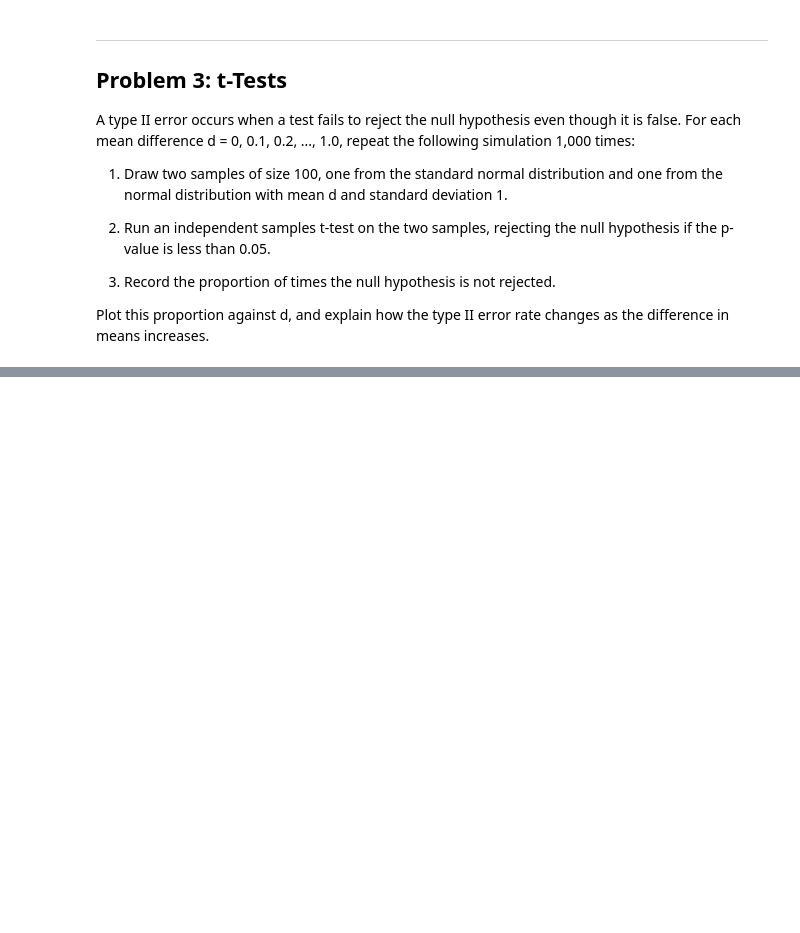
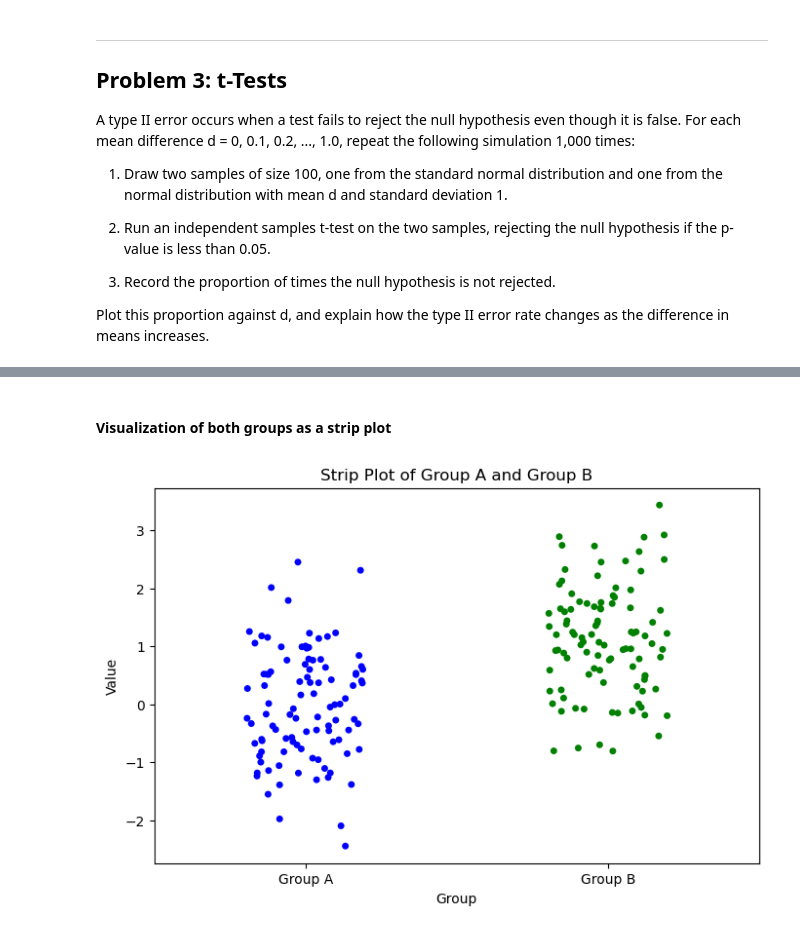
Before and after one commit to ermelinda-q/applied-statistics, a Jupyter notebook: problems.ipynb, the cells around one changed output, grey strips where cells are left out. Drawn from its saved outputs; the diff is of its cells as text; code cells hidden in the pictures; blank space fills up the shorter version.

```diff
--- a/problems.ipynb
+++ b/problems.ipynb
@@ -456,0 +565,34 @@ Plot this proportion against d, and explain how the type II error rate changes a
+# %% [markdown]
+#### Visualization of both groups as a strip plot
+# %%
+# Making sure they are NumPy arrays
+group_a = np.array(group_a)
+group_b = np.array(group_b)
+
+# Combine values
+values = np.concatenate([group_a, group_b])
+
+# Numeric x positions: 0 for group_a, 1 for group_b
+x_positions = np.array([0]*len(group_a) + [1]*len(group_b))
+
+# Create a categorical hue array
+hue_labels = ['Group A'] * len(group_a) + ['Group B'] * len(group_b)
+
+# Create figure
+plt.figure(figsize=(8, 5))
+
+# Strip plot with hue (avoids FutureWarning)
+sns.stripplot(x=x_positions, y=values, hue=hue_labels, dodge=False,
+              jitter=0.2, palette=['blue', 'green'], legend=False)
+
+# Set x-axis ticks and labels
+plt.xticks([0, 1], ['Group A', 'Group B'])
+
+# Add labels and title
+plt.xlabel('Group')
+plt.ylabel('Value')
+plt.title('Strip Plot of Group A and Group B')
+
+plt.show()
+# %% [output]
+[figure, added]
```
Also changed, not shown: parts of 7 cells of this notebook, 1 other file.
